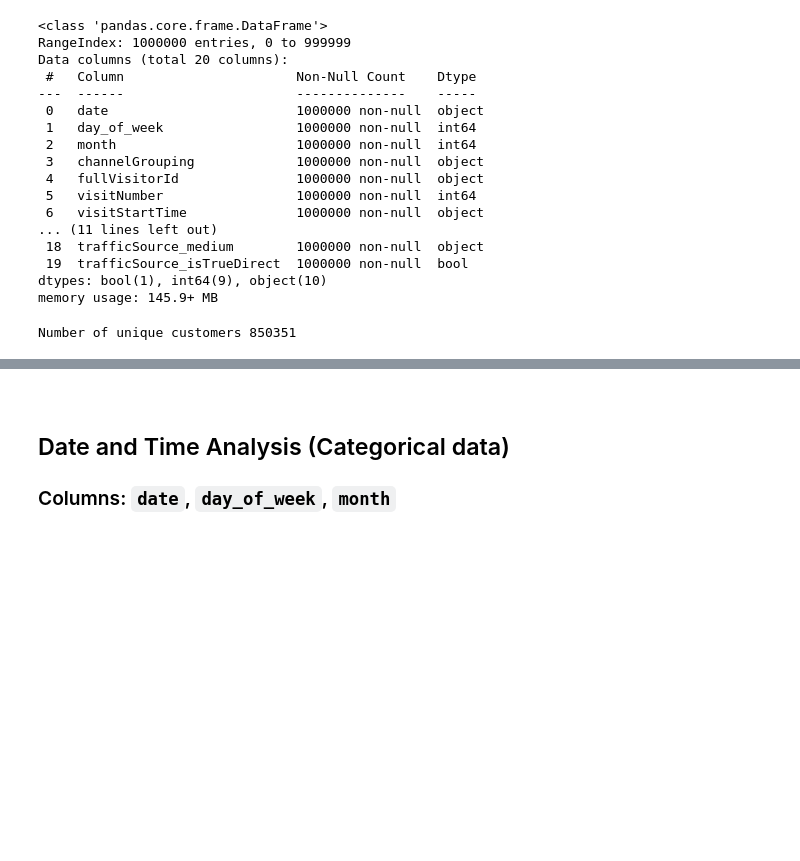
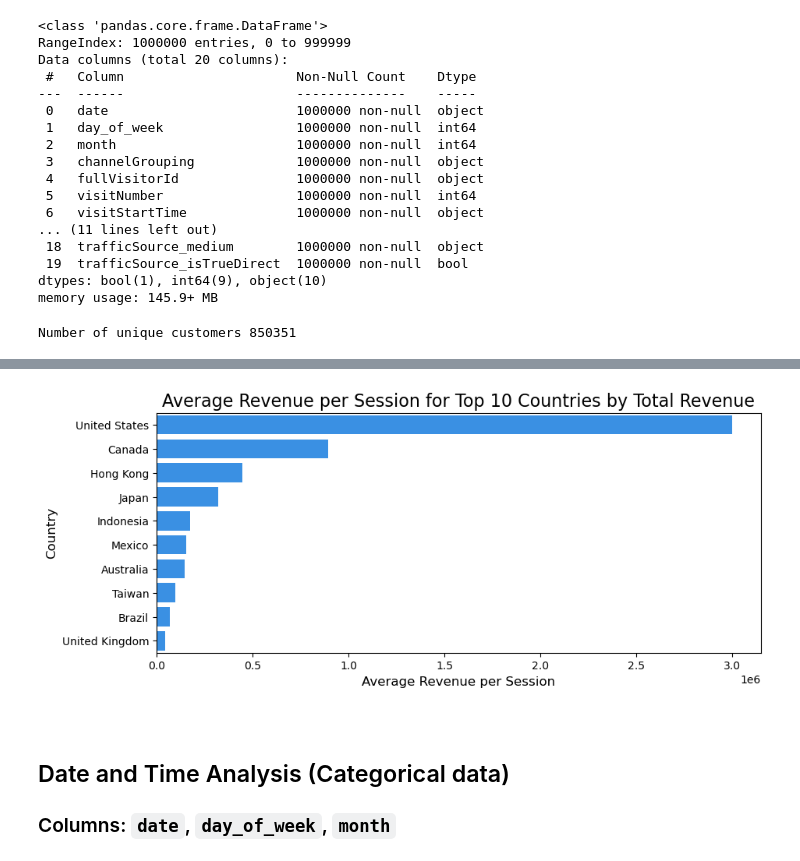
Before and after one commit to PaolaGaray/GA-CustomerRevenuePrediction, a Jupyter notebook: notebooks/EDA.ipynb, the cells around one changed output, grey strips where cells are left out. Cells and saved outputs as stored; diff of their text form; code cells hidden in the pictures; blank space fills up the shorter version.

```diff
--- a/notebooks/EDA.ipynb
+++ b/notebooks/EDA.ipynb
@@ -52,3 +145,29 @@ Number of unique customers 850351
+# %%
+# Step 1: Calculate total revenue per country
+total_revenue_by_country = df.groupby('geoNetwork_country')['totals_transactionRevenue'].sum()
+
+# Step 2: Get the top 10 countries by total revenue
+top_10_countries = total_revenue_by_country.nlargest(10).index
+
+# Step 3: Filter the DataFrame for only the top 10 countries
+df_top_countries = df[df['geoNetwork_country'].isin(top_10_countries)]
+
+# Step 4: Calculate average revenue per country for the top 10 countries
+avg_revenue_by_country = df_top_countries.groupby('geoNetwork_country')['totals_transactionRevenue'].mean()
+
+# Sort the results from highest to lowest
+avg_revenue_by_country = avg_revenue_by_country.sort_values(ascending=False)
+# %%
+plt.figure(figsize=(10, 4))
+sns.barplot(x=avg_revenue_by_country.values, y=avg_revenue_by_country.index, color="dodgerblue")
+
+plt.title("Average Revenue per Session for Top 10 Countries by Total Revenue", fontsize=16)
+plt.xlabel("Average Revenue per Session", fontsize=12)
+plt.ylabel("Country", fontsize=12)
+
+plt.show()
+# %% [output]
+[figure, added]
 # %% [markdown]
 <br>
 
```
Also changed, not shown: parts of 26 cells of this notebook.
